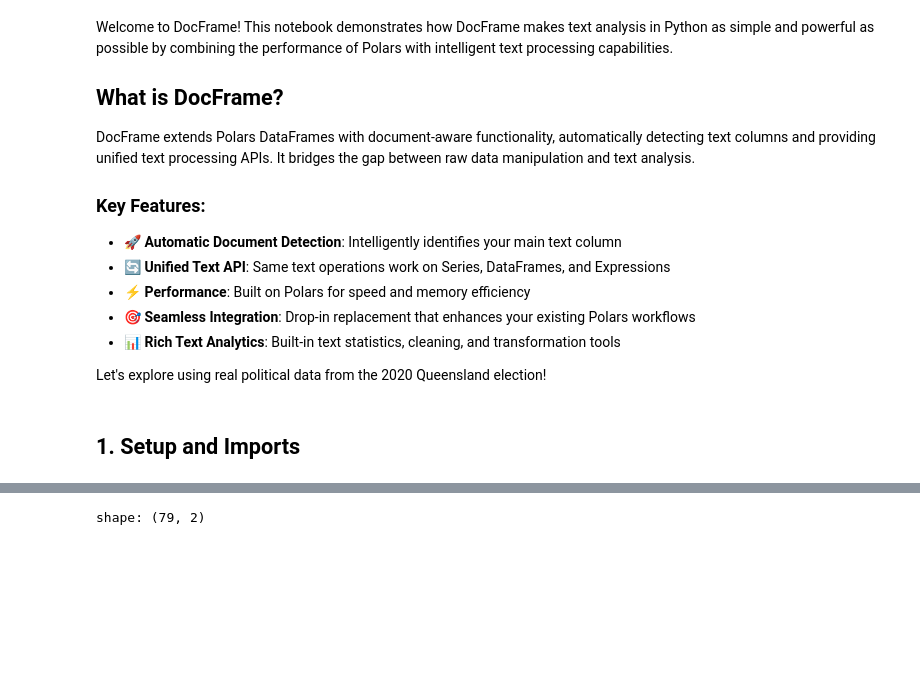
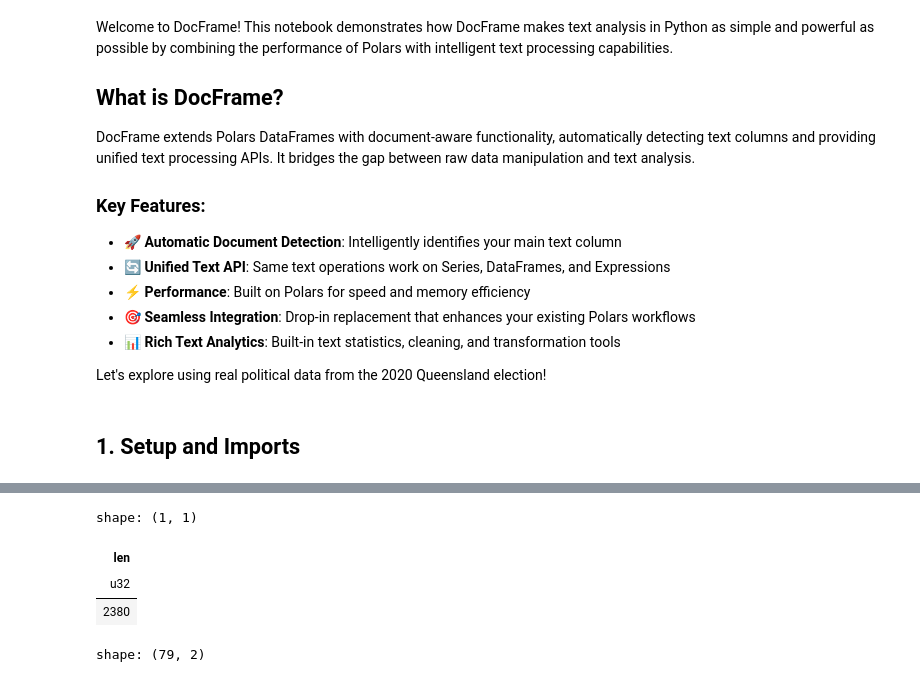
Before and after one commit to milysun/ldaca-app, a Jupyter notebook: docframe/examples/demo.ipynb, the cells around one changed output, grey strips where cells are left out. Cells and saved outputs as stored; diff of their text form; code cells hidden in the pictures; blank space fills up the shorter version.

```diff
--- a/docframe/examples/demo.ipynb
+++ b/docframe/examples/demo.ipynb
@@ -41,3 +59,10 @@ shape: (2_380, 15)
+# %%
+tweets_df.lazy().select(pl.len()).collect()
+# %% [output]
+shape: (1, 1)
+| len |
+| u32 |
+| 2380 |
 # %%
 tweets_df.group_by('username').agg([
     pl.col('text').count(),]).sort('text')
```
Also changed, not shown: parts of 3 cells of this notebook, 24 other files.
